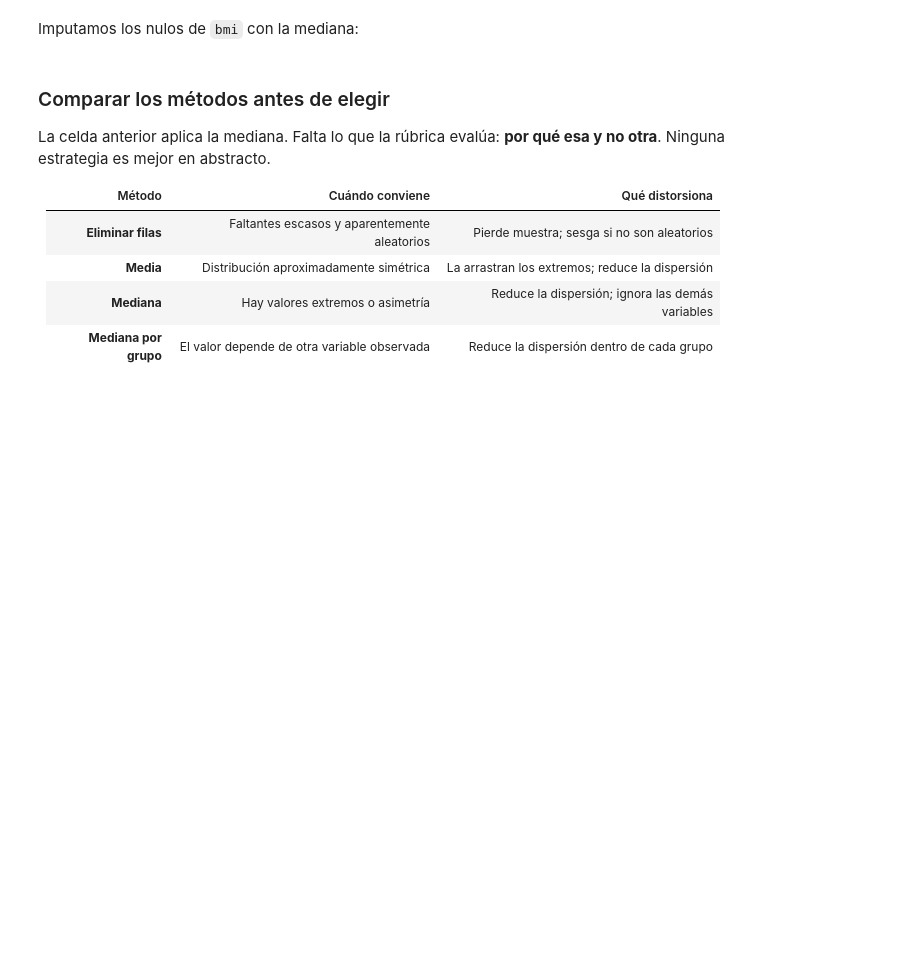
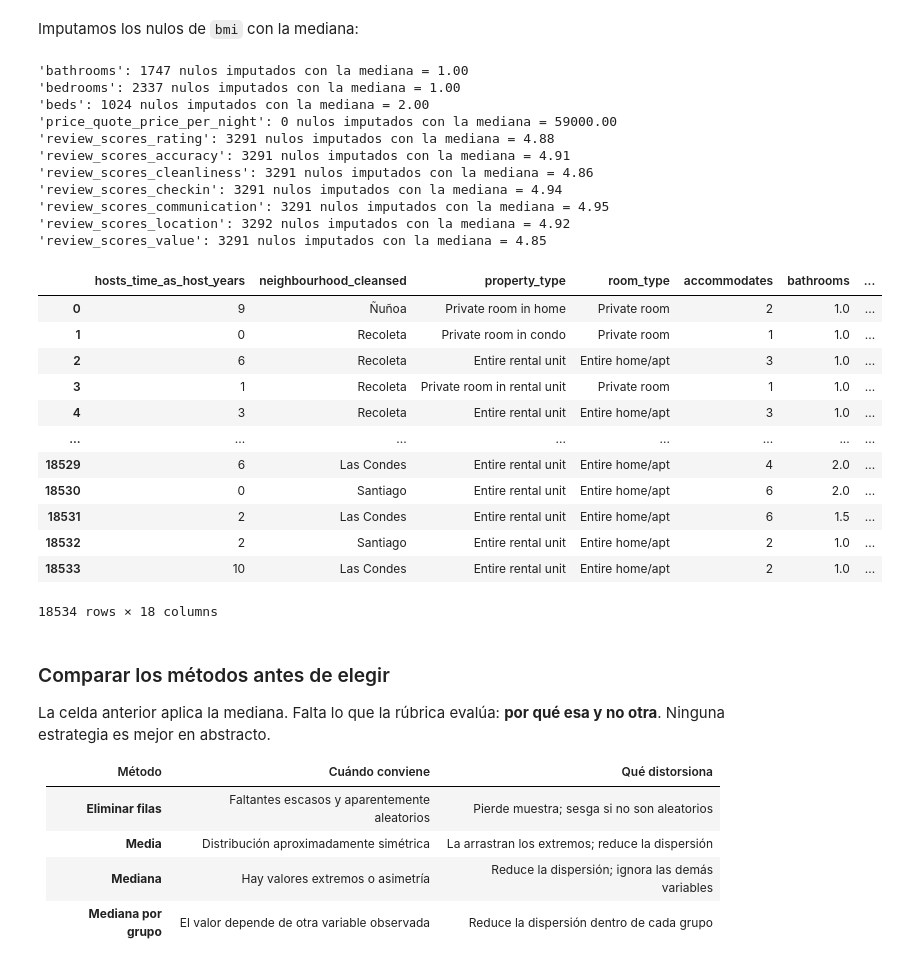
Before and after one commit to Alfredoabraham/proyecto-grupo3-mcdi500, a Jupyter notebook: F2/S1_F2_Preprocesamiento.ipynb, the cells around one changed output. Drawn from its saved outputs; the diff is of its cells as text; code cells hidden in the pictures; blank space fills up the shorter version.

```diff
--- a/F2/S1_F2_Preprocesamiento.ipynb
+++ b/F2/S1_F2_Preprocesamiento.ipynb
@@ -408,17 +518,38 @@ df.isnull().sum()
 # %% [markdown]
 Eliminamos el identificador `id`:
-# %%
-# Antes de descartarlo se comprueba que 'id' sea efectivamente un identificador:
-# is_unique devuelve True si no hay valores repetidos.
-assert df['id'].is_unique, "'id' tiene valores repetidos: revísalo antes de descartarlo"
-
-# drop(columns=[...]) devuelve un DataFrame NUEVO sin esa columna.
-df = df.drop(columns=['id'])
-df.head()
 # %% [markdown]
 Imputamos los nulos de `bmi` con la mediana:
-# %%
-df = imputar_nulos_numericos(df, "bmi", estrategia="mediana")
+# %%
+is_null = ["bathrooms","bedrooms","beds","price_quote_price_per_night","review_scores_rating","review_scores_accuracy","review_scores_cleanliness","review_scores_checkin","review_scores_communication","review_scores_location","review_scores_value"]
+# %%
+for x in is_null:
+    df = imputar_nulos_numericos(df, x, estrategia="mediana")
+df
+# %% [output]
+'bathrooms': 1747 nulos imputados con la mediana = 1.00
+'bedrooms': 2337 nulos imputados con la mediana = 1.00
+'beds': 1024 nulos imputados con la mediana = 2.00
+'price_quote_price_per_night': 0 nulos imputados con la mediana = 59000.00
+'review_scores_rating': 3291 nulos imputados con la mediana = 4.88
+'review_scores_accuracy': 3291 nulos imputados con la mediana = 4.91
+'review_scores_cleanliness': 3291 nulos imputados con la mediana = 4.86
+'review_scores_checkin': 3291 nulos imputados con la mediana = 4.94
+'review_scores_communication': 3291 nulos imputados con la mediana = 4.95
+'review_scores_location': 3292 nulos imputados con la mediana = 4.92
+'review_scores_value': 3291 nulos imputados con la mediana = 4.85
+|  | hosts_time_as_host_years | neighbourhood_cleansed | property_type | room_type | accommodates | bathrooms | ... |
+| 0 | 9 | Ñuñoa | Private room in home | Private room | 2 | 1.0 | ... |
+| 1 | 0 | Recoleta | Private room in condo | Private room | 1 | 1.0 | ... |
+| 2 | 6 | Recoleta | Entire rental unit | Entire home/apt | 3 | 1.0 | ... |
+| 3 | 1 | Recoleta | Private room in rental unit | Private room | 1 | 1.0 | ... |
+| 4 | 3 | Recoleta | Entire rental unit | Entire home/apt | 3 | 1.0 | ... |
+| ... | ... | ... | ... | ... | ... | ... | ... |
+| 18529 | 6 | Las Condes | Entire rental unit | Entire home/apt | 4 | 2.0 | ... |
+| 18530 | 0 | Santiago | Entire rental unit | Entire home/apt | 6 | 2.0 | ... |
+| 18531 | 2 | Las Condes | Entire rental unit | Entire home/apt | 6 | 1.5 | ... |
+| 18532 | 2 | Santiago | Entire rental unit | Entire home/apt | 2 | 1.0 | ... |
+| 18533 | 10 | Las Condes | Entire rental unit | Entire home/apt | 2 | 1.0 | ... |
+18534 rows × 18 columns
 # %% [markdown]
 ### Comparar los métodos antes de elegir
 
```
Also changed, not shown: parts of 15 cells of this notebook, 1 other file.
